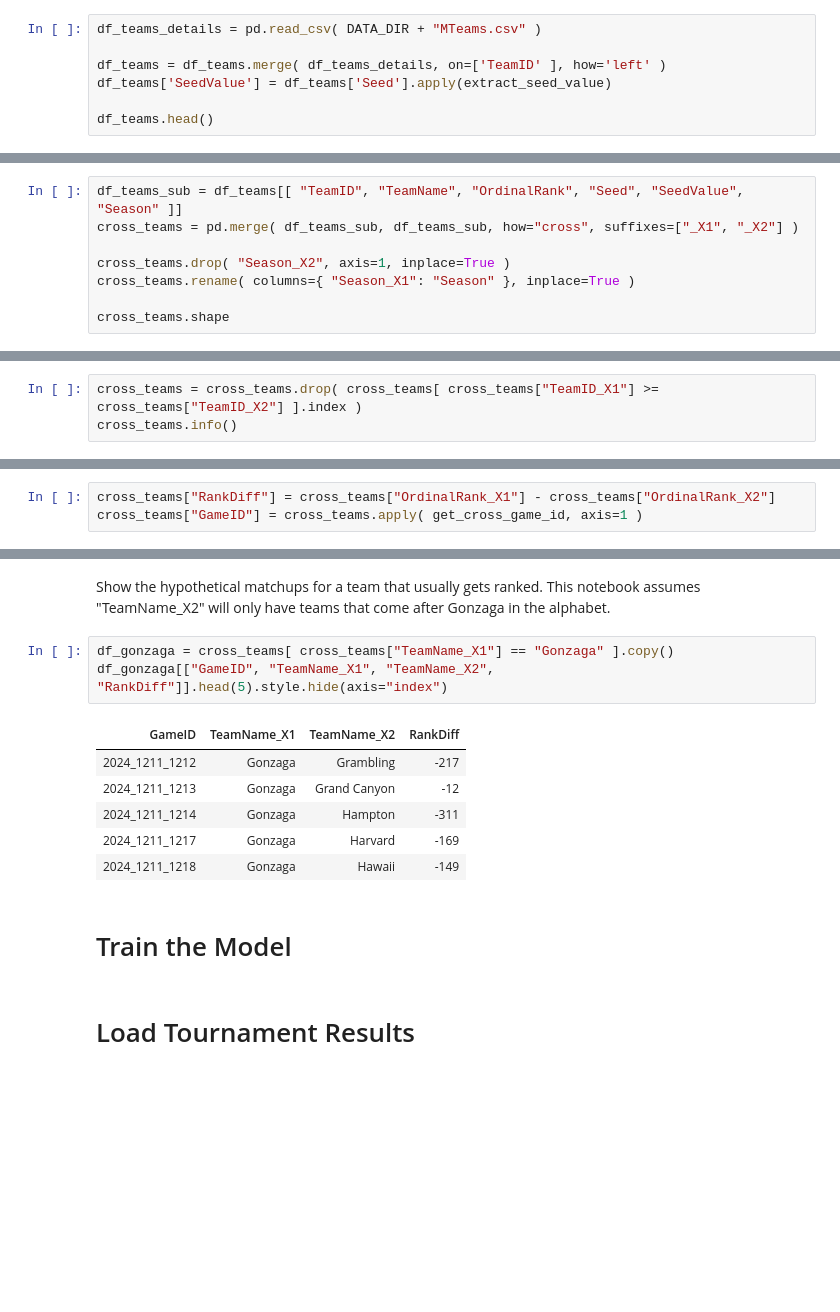
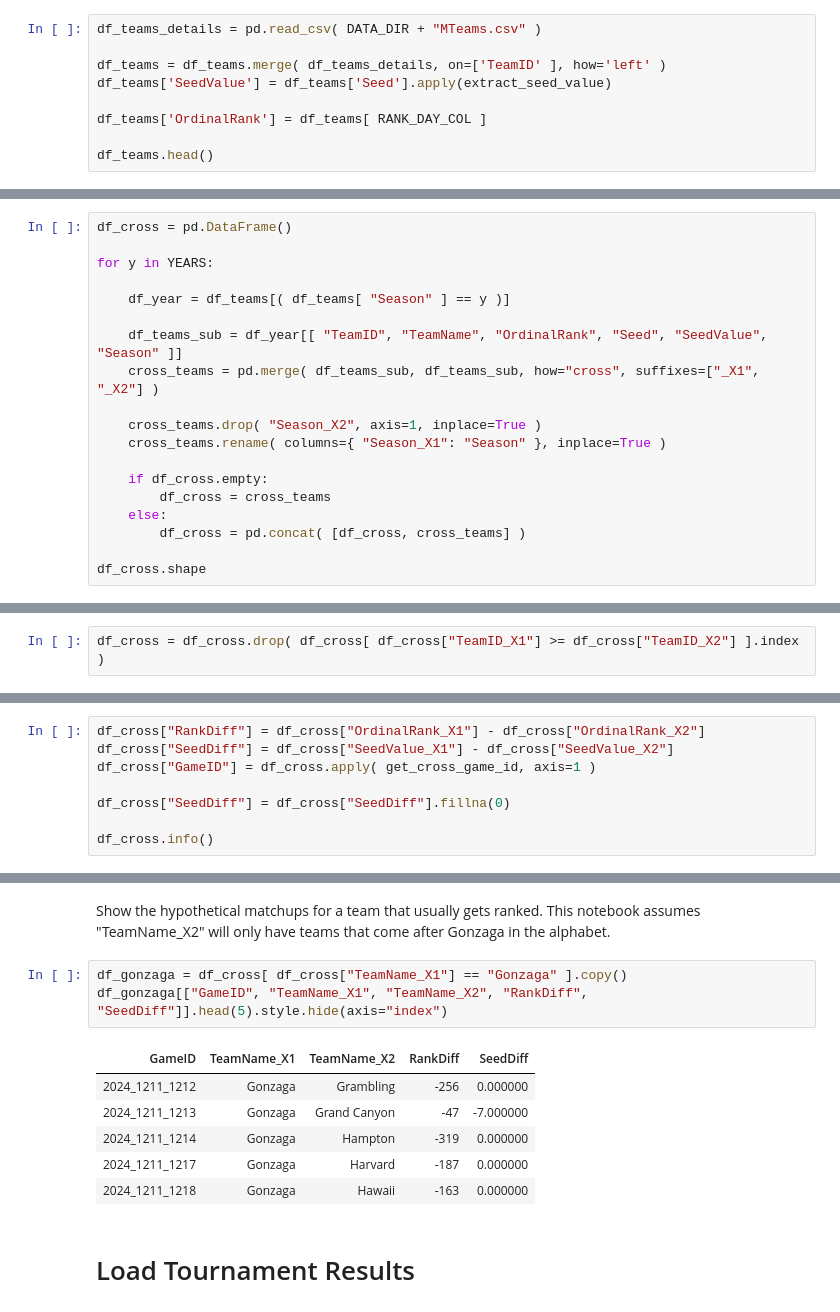
Before and after one commit to jmartenstein/march-madness-25, a Jupyter notebook: src/nb01_2024_analysis.ipynb, the cells around one changed output, grey strips where cells are left out. Drawn from its saved outputs; the diff is of its cells as text; blank space fills up the shorter version.

```diff
--- a/src/nb01_2024_analysis.ipynb
+++ b/src/nb01_2024_analysis.ipynb
@@ -145,5 +171,7 @@ df_teams_details = pd.read_csv( DATA_DIR + "MTeams.csv" )
 df_teams = df_teams.merge( df_teams_details, on=['TeamID' ], how='left' )
 df_teams['SeedValue'] = df_teams['Seed'].apply(extract_seed_value)
 
+df_teams['OrdinalRank'] = df_teams[ RANK_DAY_COL ]
+
 df_teams.head()
 # %% [output]
@@ -162,17 +186,27 @@ The seed value can act as important piece of information, and it's included ONLY
 
 This section will turn the list of 362 teams for the men's season into 65K hypothetical matchups, which we can then use to predict the overall outcomes of the 2024 tournament.
 # %%
-df_teams_sub = df_teams[[ "TeamID", "TeamName", "OrdinalRank", "Seed", "SeedValue", "Season" ]]
-cross_teams = pd.merge( df_teams_sub, df_teams_sub, how="cross", suffixes=["_X1", "_X2"] )
+df_cross = pd.DataFrame()
 
-cross_teams.drop( "Season_X2", axis=1, inplace=True )
-cross_teams.rename( columns={ "Season_X1": "Season" }, inplace=True )
+for y in YEARS:
 
-cross_teams.shape
+    df_year = df_teams[( df_teams[ "Season" ] == y )]
+
+    df_teams_sub = df_year[[ "TeamID", "TeamName", "OrdinalRank", "Seed", "SeedValue", "Season" ]]
+    cross_teams = pd.merge( df_teams_sub, df_teams_sub, how="cross", suffixes=["_X1", "_X2"] )
+
+    cross_teams.drop( "Season_X2", axis=1, inplace=True )
+    cross_teams.rename( columns={ "Season_X1": "Season" }, inplace=True )
+
+    if df_cross.empty:
+        df_cross = cross_teams
+    else:
+        df_cross = pd.concat( [df_cross, cross_teams] )
+
+df_cross.shape
 # %% [output]
 (131044, 11)
 # %% [markdown]
 Per the expected submissions data, any rows where TeamID_X1 >= TeamID_X2 are dropped. For the 2025 season, this _should_ provide a total of 131407 rows (men's and women's teams) and a header in the submissions dataset.
 # %%
-cross_teams = cross_teams.drop( cross_teams[ cross_teams["TeamID_X1"] >= cross_teams["TeamID_X2"] ].index )
-cross_teams.info()
+df_cross = df_cross.drop( df_cross[ df_cross["TeamID_X1"] >= df_cross["TeamID_X2"] ].index )
@@ -198,5 +213,10 @@ memory usage: 6.0+ MB
 # %% [markdown]
 Run final processing on the cross-team merge, including calculating diffs in rankings between teams, and setting the game id.
 # %%
-cross_teams["RankDiff"] = cross_teams["OrdinalRank_X1"] - cross_teams["OrdinalRank_X2"]
-cross_teams["GameID"] = cross_teams.apply( get_cross_game_id, axis=1 )
+df_cross["RankDiff"] = df_cross["OrdinalRank_X1"] - df_cross["OrdinalRank_X2"]
+df_cross["SeedDiff"] = df_cross["SeedValue_X1"] - df_cross["SeedValue_X2"]
+df_cross["GameID"] = df_cross.apply( get_cross_game_id, axis=1 )
+
+df_cross["SeedDiff"] = df_cross["SeedDiff"].fillna(0)
+
+df_cross.info()
@@ -203,17 +241,15 @@ cross_teams["GameID"] = cross_teams.apply( get_cross_game_id, axis=1 )
 # %% [markdown]
 Show the hypothetical matchups for a team that usually gets ranked. This notebook assumes "TeamName_X2" will only have teams that come after Gonzaga in the alphabet.
 # %%
-df_gonzaga = cross_teams[ cross_teams["TeamName_X1"] == "Gonzaga" ].copy()
-df_gonzaga[["GameID", "TeamName_X1", "TeamName_X2", "RankDiff"]].head(5).style.hide(axis="index")
+df_gonzaga = df_cross[ df_cross["TeamName_X1"] == "Gonzaga" ].copy()
+df_gonzaga[["GameID", "TeamName_X1", "TeamName_X2", "RankDiff", "SeedDiff"]].head(5).style.hide(axis="index")
 # %% [output]
-| GameID | TeamName_X1 | TeamName_X2 | RankDiff |
-| 2024_1211_1212 | Gonzaga | Grambling | -217 |
-| 2024_1211_1213 | Gonzaga | Grand Canyon | -12 |
-| 2024_1211_1214 | Gonzaga | Hampton | -311 |
-| 2024_1211_1217 | Gonzaga | Harvard | -169 |
-| 2024_1211_1218 | Gonzaga | Hawaii | -149 |
+| GameID | TeamName_X1 | TeamName_X2 | RankDiff | SeedDiff |
+| 2024_1211_1212 | Gonzaga | Grambling | -256 | 0.000000 |
+| 2024_1211_1213 | Gonzaga | Grand Canyon | -47 | -7.000000 |
+| 2024_1211_1214 | Gonzaga | Hampton | -319 | 0.000000 |
+| 2024_1211_1217 | Gonzaga | Harvard | -187 | 0.000000 |
+| 2024_1211_1218 | Gonzaga | Hawaii | -163 | 0.000000 |
-# %% [markdown]
-# Train the Model
 # %% [markdown]
 # Load Tournament Results
 # %%
```
Also changed, not shown: parts of 24 cells of this notebook.
